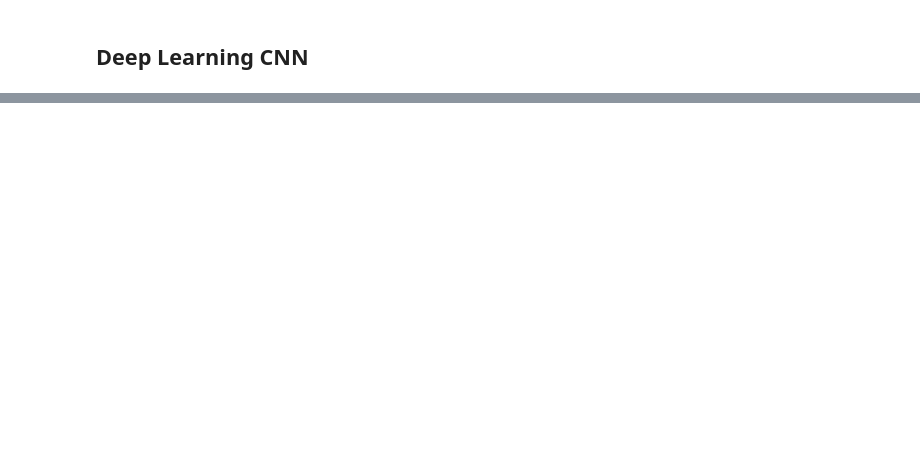
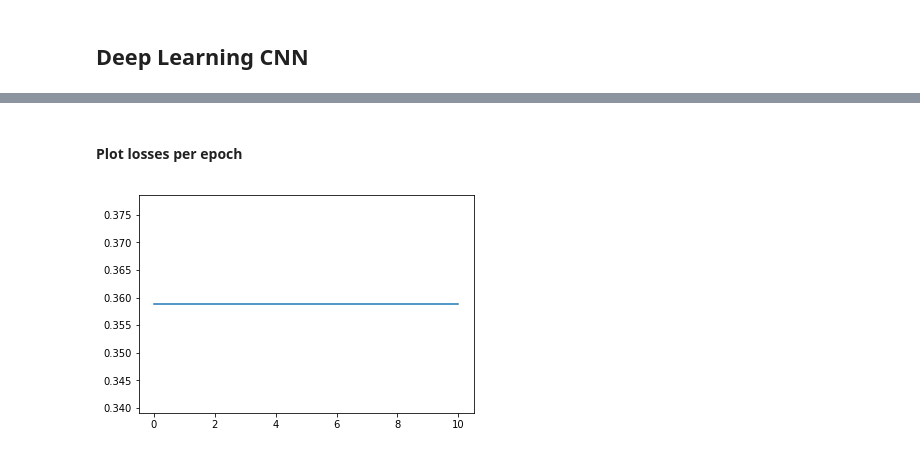
Before and after one commit to ParthavDesai/m.l._for_email_headers, a Jupyter notebook: notebooks/training_deep learning.ipynb, the cells around one changed output, grey strips where cells are left out. Saved outputs shown, nothing was run; the diff lists cells and outputs as text; code cells hidden in the pictures; blank space fills up the shorter version.

Commit message:
RNN Model training. (#2)

```diff
--- a/notebooks/training_deep learning.ipynb
+++ b/notebooks/training_deep learning.ipynb
@@ -28,0 +65,14 @@ df
+# %%
+feature_scaler = MinMaxScaler(feature_range=(0, 1))
+feature_scaler.fit(features_train)
+scaled_feature_train = feature_scaler.transform(features_train)
+
+label_scaler = MinMaxScaler(feature_range=(0, 1))
+label_scaler.fit(label_train)
+scaled_label_train = label_scaler.transform(label_train)
+
+scaled_label_train = scaled_label_train.reshape(-1)
+
+
+scaled_label_train = np.insert(scaled_label_train, 0, 0)
+scaled_label_train = np.delete(scaled_label_train, -1)
@@ -28,0 +81,7 @@ df
+# %%
+n_input = 25
+n_features= features_train.shape[1]
+b_size = 32
+generator = TimeseriesGenerator(scaled_feature_train, scaled_label_train, length=n_input, batch_size=b_size)
+
+print(generator[0][0].shape)
@@ -28,0 +92,17 @@ df
+# %%
+model = Sequential()
+
+model.add(LSTM(128, input_shape=(n_input, n_features), activation='relu', return_sequences=True))
+model.add(Dropout(0.2))
+
+model.add(LSTM(128, activation='relu'))
+model.add(Dropout(0.2))
+
+model.add(Dense(32, activation='relu'))
+model.add(Dropout(0.2))
+
+model.add(Dense(1, activation='softmax'))
+
+model.compile(loss='mse', optimizer ='adam', metrics=['accuracy'])
+
+model.summary()
@@ -28,0 +129,2 @@ df
+# %%
+model.fit_generator(generator,epochs=11)
@@ -28,0 +150,7 @@ df
+# %% [markdown]
+#### Plot losses per epoch
+# %%
+loss_per_epoch = model.history.history['loss']
+plt.plot(range(len(loss_per_epoch)),loss_per_epoch);
+# %% [output]
+[figure, added]
```
Also changed, not shown: parts of 15 cells of this notebook.
